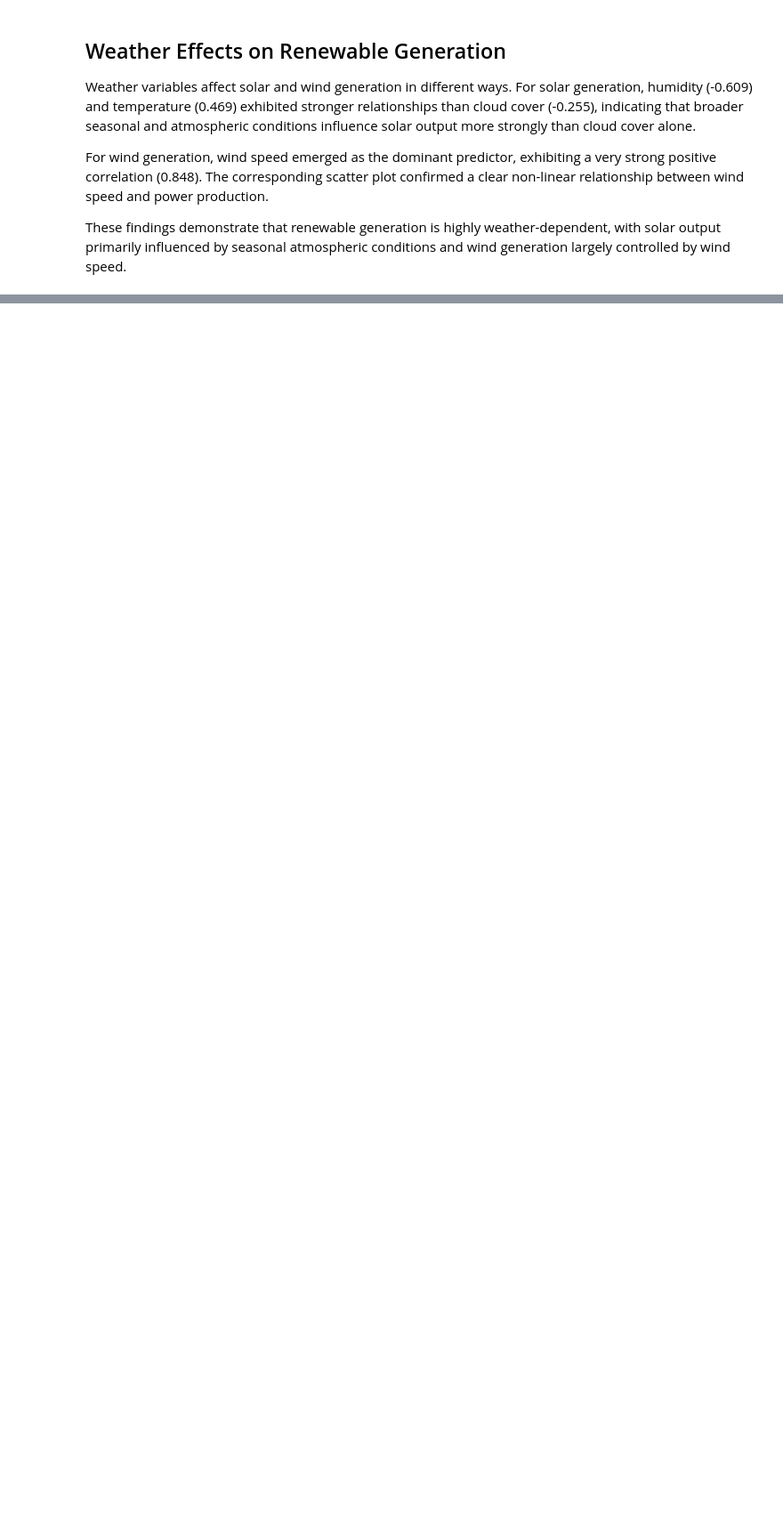
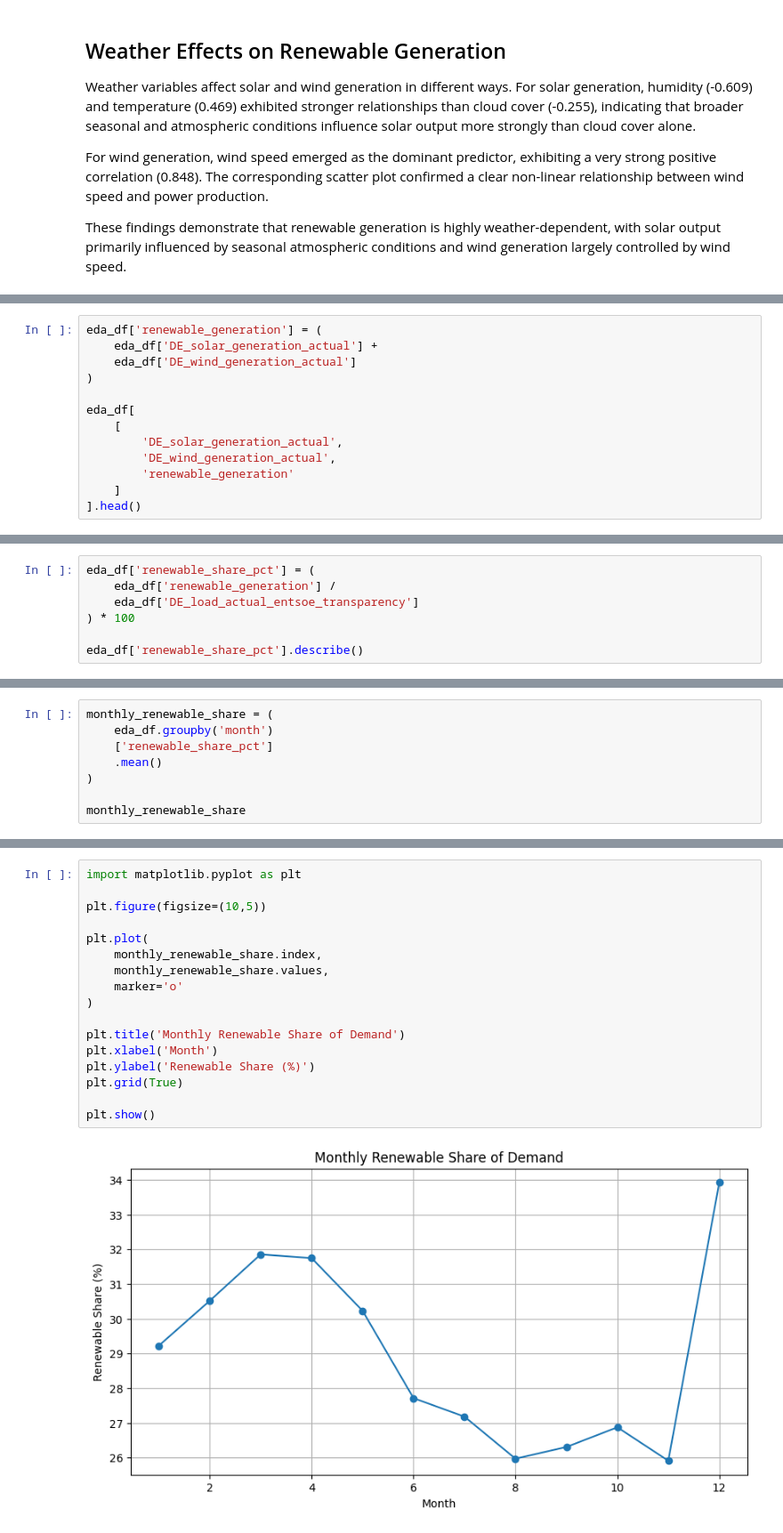
Before and after one commit to Kendivoen/energy-analytics-platform, a Jupyter notebook: notebooks/03_exploratory_data_analysis.ipynb, the cells around one changed output, grey strips where cells are left out. Shown at 89% size. Saved outputs shown, nothing was run; the diff lists cells and outputs as text; blank space fills up the shorter version.

Commit message:
Complete renewable integration and forecasting EDA

```diff
--- a/notebooks/03_exploratory_data_analysis.ipynb
+++ b/notebooks/03_exploratory_data_analysis.ipynb
@@ -818,0 +823,13 @@ These findings demonstrate that renewable generation is highly weather-dependent
+# %%
+eda_df['renewable_generation'] = (
+    eda_df['DE_solar_generation_actual'] +
+    eda_df['DE_wind_generation_actual']
+)
+
+eda_df[
+    [
+        'DE_solar_generation_actual',
+        'DE_wind_generation_actual',
+        'renewable_generation'
+    ]
+].head()
@@ -818,0 +849,7 @@ These findings demonstrate that renewable generation is highly weather-dependent
+# %%
+eda_df['renewable_share_pct'] = (
+    eda_df['renewable_generation'] /
+    eda_df['DE_load_actual_entsoe_transparency']
+) * 100
+
+eda_df['renewable_share_pct'].describe()
@@ -818,0 +876,8 @@ These findings demonstrate that renewable generation is highly weather-dependent
+# %%
+monthly_renewable_share = (
+    eda_df.groupby('month')
+    ['renewable_share_pct']
+    .mean()
+)
+
+monthly_renewable_share
@@ -818,0 +909,19 @@ These findings demonstrate that renewable generation is highly weather-dependent
+# %%
+import matplotlib.pyplot as plt
+
+plt.figure(figsize=(10,5))
+
+plt.plot(
+    monthly_renewable_share.index,
+    monthly_renewable_share.values,
+    marker='o'
+)
+
+plt.title('Monthly Renewable Share of Demand')
+plt.xlabel('Month')
+plt.ylabel('Renewable Share (%)')
+plt.grid(True)
+
+plt.show()
+# %% [output]
+[figure, added]
```
Also changed, not shown: parts of 46 cells of this notebook.
